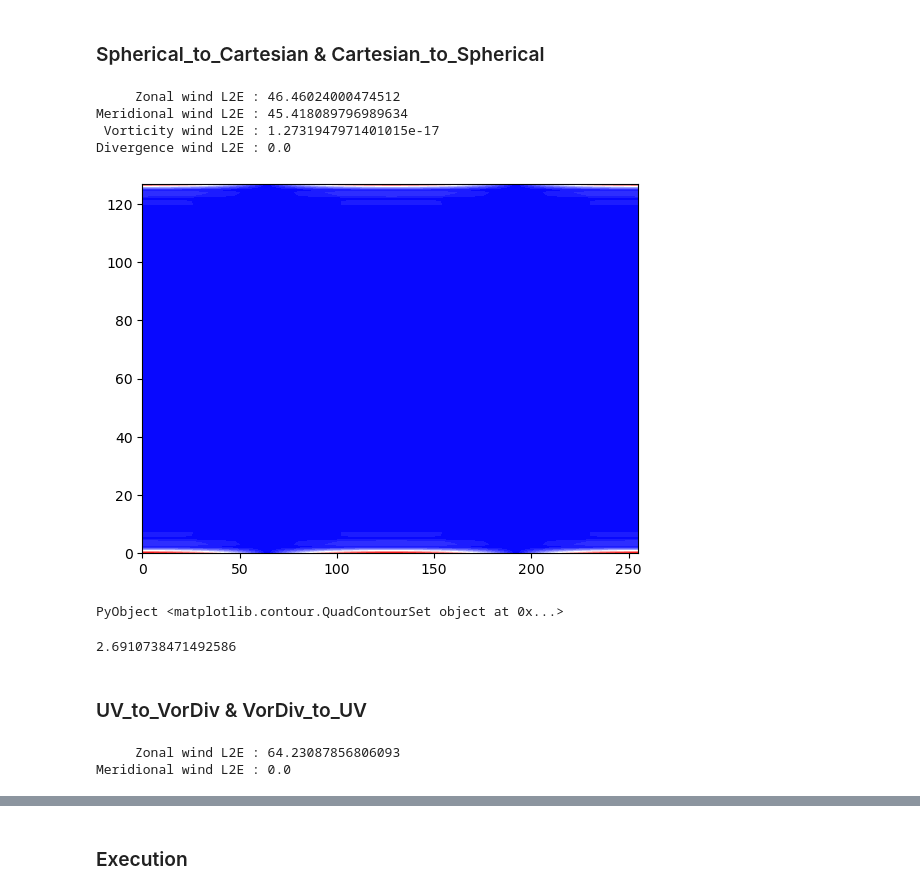
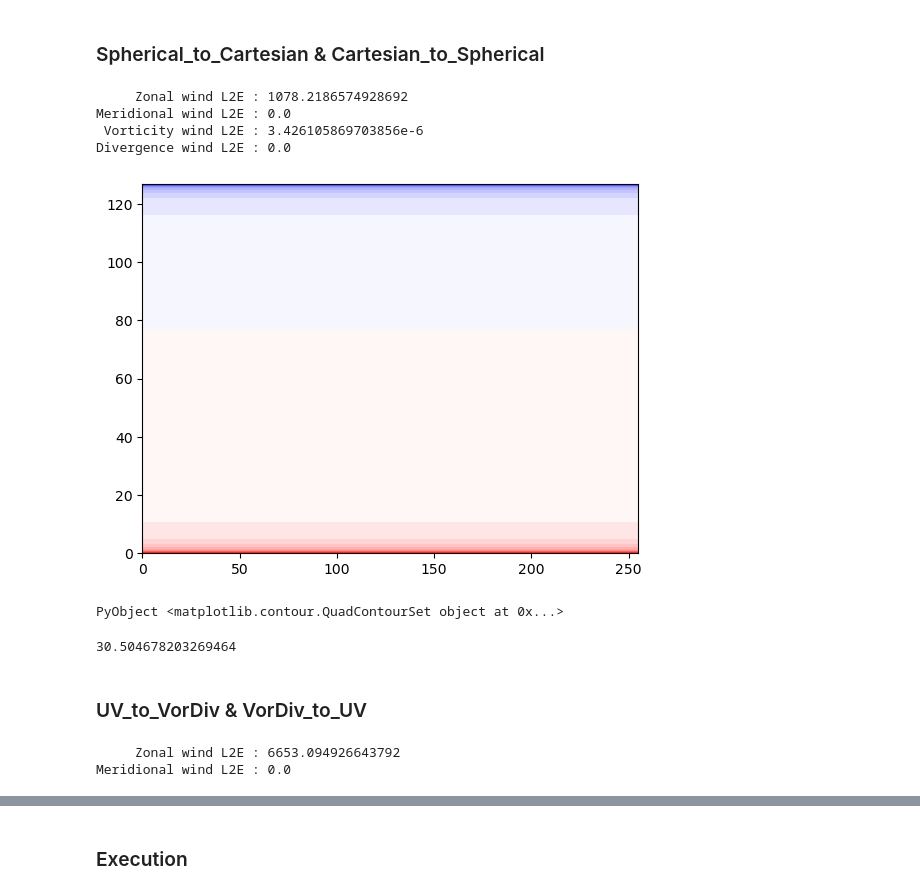
Before and after one commit to PeterLin54088/Deprecated-IdealizedGCM-DynamicalCore, a Jupyter notebook: exp/shallow_water/main.ipynb, the cells around one changed output, grey strips where cells are left out. Cells and saved outputs as stored; diff of their text form; code cells hidden in the pictures.

```diff
--- a/exp/shallow_water/main.ipynb
+++ b/exp/shallow_water/main.ipynb
@@ -46,31 +46,31 @@ filepath_constructor (generic function with 2 methods)
 ## Unit Test
 # %% [markdown]
 ### Spherical_to_Cartesian & Cartesian_to_Spherical
-# %%
-Initial_Condition = "Case 6"
-original, final, Cmesh = UnitTest_CoordTrans(IC = Initial_Condition, iter_max = 10)
-U_AE = abs.(final[1][:,:,:] - original[1][:,:,:])
-V_AE = abs.(final[2][:,:,:] - original[2][:,:,:])
-Vor_AE = abs.(final[3][:,:,:] - original[3][:,:,:])
-Div_AE = abs.(final[4][:,:,:] - original[4][:,:,:])
-println("     Zonal wind L2E : ", LA.norm(U_AE))
-println("Meridional wind L2E : ", LA.norm(V_AE))
-println(" Vorticity wind L2E : ", LA.norm(Vor_AE))
-println("Divergence wind L2E : ", LA.norm(Div_AE))
-# %% [output]
-     Zonal wind L2E : 46.46024000474512
-Meridional wind L2E : 45.418089796989634
- Vorticity wind L2E : 1.2731947971401015e-17
-Divergence wind L2E : 0.0
+# %%
+Initial_Condition = "None"
+original, final, Cmesh = UnitTest_CoordTrans(IC = Initial_Condition, iter_max = 10)
+U_AE = abs.(final[1][:,:,:] - original[1][:,:,:])
+V_AE = abs.(final[2][:,:,:] - original[2][:,:,:])
+Vor_AE = abs.(final[3][:,:,:] - original[3][:,:,:])
+Div_AE = abs.(final[4][:,:,:] - original[4][:,:,:])
+println("     Zonal wind L2E : ", LA.norm(U_AE))
+println("Meridional wind L2E : ", LA.norm(V_AE))
+println(" Vorticity wind L2E : ", LA.norm(Vor_AE))
+println("Divergence wind L2E : ", LA.norm(Div_AE))
+# %% [output]
+     Zonal wind L2E : 1078.2186574928692
+Meridional wind L2E : 0.0
+ Vorticity wind L2E : 3.426105869703856e-6
+Divergence wind L2E : 0.0
 # %%
-PyPlot.contourf(final[1][:,:,1]', levels = 32, cmap = "bwr")
+PyPlot.contourf(original[1][:,:,1]', levels = 32, cmap = "bwr")
 # %% [output]
-[figure, old version]
+[figure, new version]
 PyObject <matplotlib.contour.QuadContourSet object at 0x...>
 # %%
 maximum(U_AE)
 # %% [output]
-2.6910738471492586
+30.504678203269464
 # %% [markdown]
 ### UV_to_VorDiv & VorDiv_to_UV
 # %%
@@ -80,5 +80,5 @@ V_AE = abs.(final[2][:,:,:] - original[2][:,:,:])
 println("     Zonal wind L2E : ", LA.norm(U_AE))
 println("Meridional wind L2E : ", LA.norm(V_AE))
 # %% [output]
-     Zonal wind L2E : 64.23087856806093
+     Zonal wind L2E : 6653.094926643792
 Meridional wind L2E : 0.0
```
Also changed, not shown: parts of 2 cells of this notebook, 2 other files.
